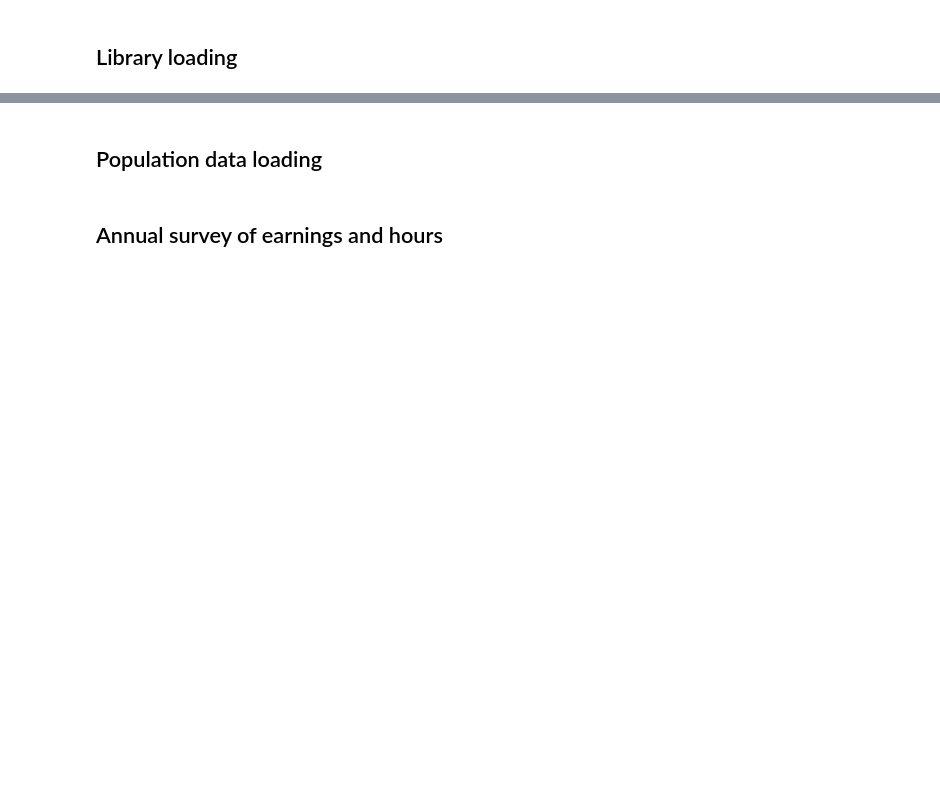
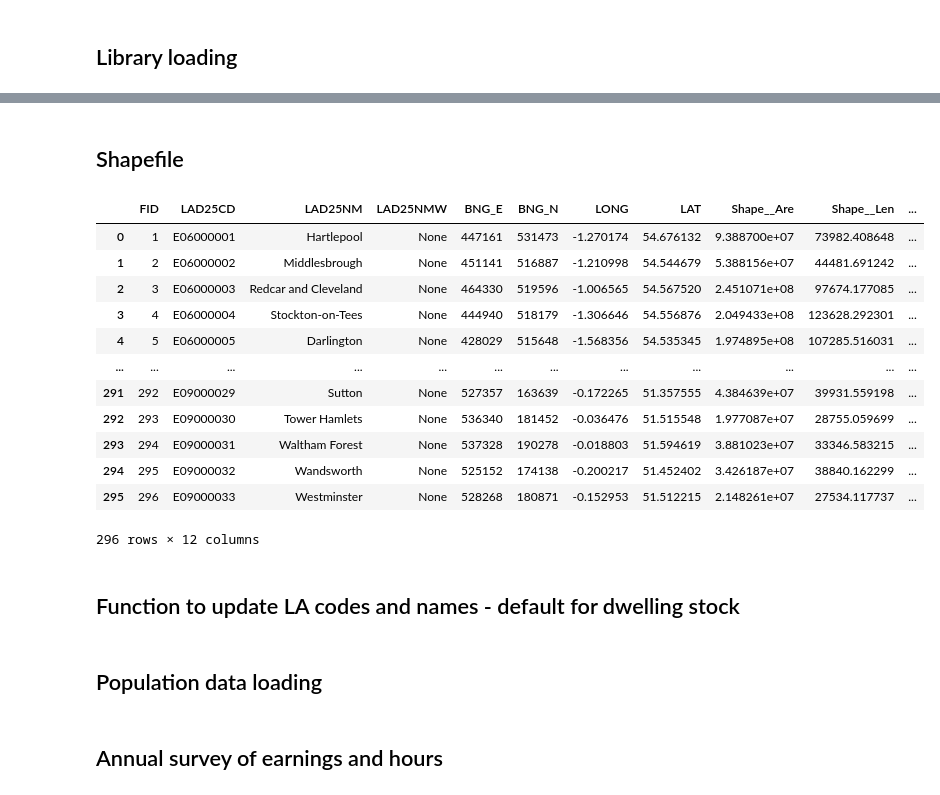
Before and after one commit to sxl634/UK-average-house-price-prediction, a Jupyter notebook: notebooks/data preprocessing/3_additional data.ipynb, the cells around one changed output, grey strips where cells are left out. Drawn from its saved outputs; the diff is of its cells as text; code cells hidden in the pictures; blank space fills up the shorter version.

```diff
--- a/notebooks/data preprocessing/3_additional data.ipynb
+++ b/notebooks/data preprocessing/3_additional data.ipynb
@@ -24,0 +28,34 @@ fy_lookup
+# %% [markdown]
+## Shapefile
+# %%
+# --- Parameters ---
+shapefile_path = "../../data/Local_Authority_Districts_(May_2025)_Boundaries_UK_BFC_(V2)/Local_Authority_Districts_(May_2025)_Boundaries_UK_BFC_(V2).shp"  # Change to your shapefile path
+id_column = "LAD25CD"       # Column where first letter is E/W/S/N
+name_column = "LAD25NM"   # Column with local authority names
+
+# --- Load shapefile ---
+gdf = gpd.read_file(shapefile_path)
+
+# Filter to only England
+gdf = gdf[gdf[id_column].str[0].isin(["E"])]
+
+# Ensure consistent projection
+gdf = gdf.to_crs(epsg=27700)  # British National Grid
+# %%
+gdf
+# %% [output]
+|  | FID | LAD25CD | LAD25NM | LAD25NMW | BNG_E | BNG_N | LONG | LAT | Shape__Are | Shape__Len | ... |
+| 0 | 1 | E06000001 | Hartlepool | None | 447161 | 531473 | -1.270174 | 54.676132 | 9.388700e+07 | 73982.408648 | ... |
+| 1 | 2 | E06000002 | Middlesbrough | None | 451141 | 516887 | -1.210998 | 54.544679 | 5.388156e+07 | 44481.691242 | ... |
+| 2 | 3 | E06000003 | Redcar and Cleveland | None | 464330 | 519596 | -1.006565 | 54.567520 | 2.451071e+08 | 97674.177085 | ... |
+| 3 | 4 | E06000004 | Stockton-on-Tees | None | 444940 | 518179 | -1.306646 | 54.556876 | 2.049433e+08 | 123628.292301 | ... |
+| 4 | 5 | E06000005 | Darlington | None | 428029 | 515648 | -1.568356 | 54.535345 | 1.974895e+08 | 107285.516031 | ... |
+| ... | ... | ... | ... | ... | ... | ... | ... | ... | ... | ... | ... |
+| 291 | 292 | E09000029 | Sutton | None | 527357 | 163639 | -0.172265 | 51.357555 | 4.384639e+07 | 39931.559198 | ... |
+| 292 | 293 | E09000030 | Tower Hamlets | None | 536340 | 181452 | -0.036476 | 51.515548 | 1.977087e+07 | 28755.059699 | ... |
+| 293 | 294 | E09000031 | Waltham Forest | None | 537328 | 190278 | -0.018803 | 51.594619 | 3.881023e+07 | 33346.583215 | ... |
+| 294 | 295 | E09000032 | Wandsworth | None | 525152 | 174138 | -0.200217 | 51.452402 | 3.426187e+07 | 38840.162299 | ... |
+| 295 | 296 | E09000033 | Westminster | None | 528268 | 180871 | -0.152953 | 51.512215 | 2.148261e+07 | 27534.117737 | ... |
+296 rows × 12 columns
+# %% [markdown]
+## Function to update LA codes and names - default for dwelling stock
```
Also changed, not shown: parts of 32 cells of this notebook.
